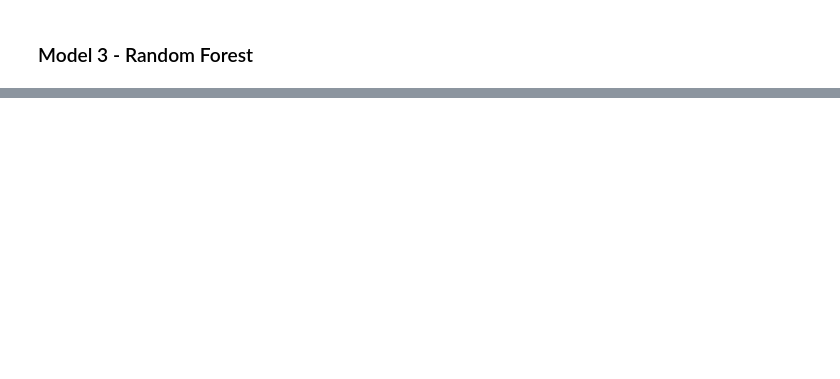
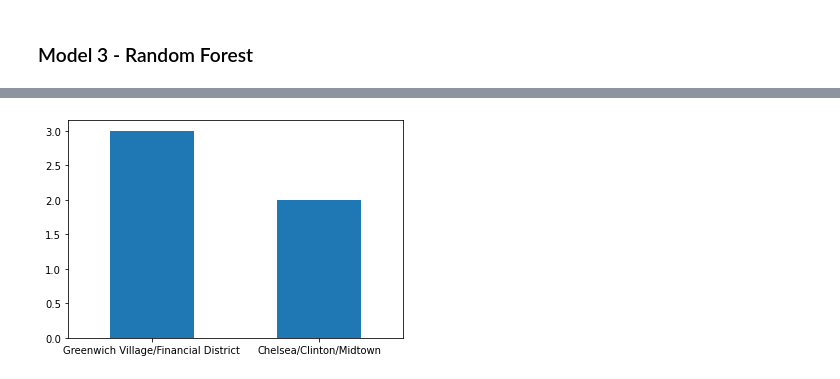
Before and after one commit to Nicolas-Jorq/Capstone-NYC-Rental-Price, a Jupyter notebook: 4 - Preprocessing and Training/Capstone 2 - Modeling.ipynb, the cells around one changed output, grey strips where cells are left out. Saved outputs shown, nothing was run; the diff lists cells and outputs as text; code cells hidden in the pictures; blank space fills up the shorter version.

```diff
--- a/4 - Preprocessing and Training/Capstone 2 - Modeling.ipynb
+++ b/4 - Preprocessing and Training/Capstone 2 - Modeling.ipynb
@@ -180,0 +449,3 @@ rf_grid_cv = GridSearchCV(random_forest, param_grid=grid_params, cv=5, n_jobs=-1
+# %%
+Apts_low = Apts[Apts.Rent_dif < -500].head()
+Apts_low.head()
@@ -180,0 +459,5 @@ rf_grid_cv = GridSearchCV(random_forest, param_grid=grid_params, cv=5, n_jobs=-1
+# %%
+ax = Apts_low.Neighborhood.value_counts()[0:12].plot(kind='bar')
+ax.tick_params(axis='x', rotation=0)
+# %% [output]
+[figure, added]
```
Also changed, not shown: parts of 78 cells of this notebook, 5 other files.
